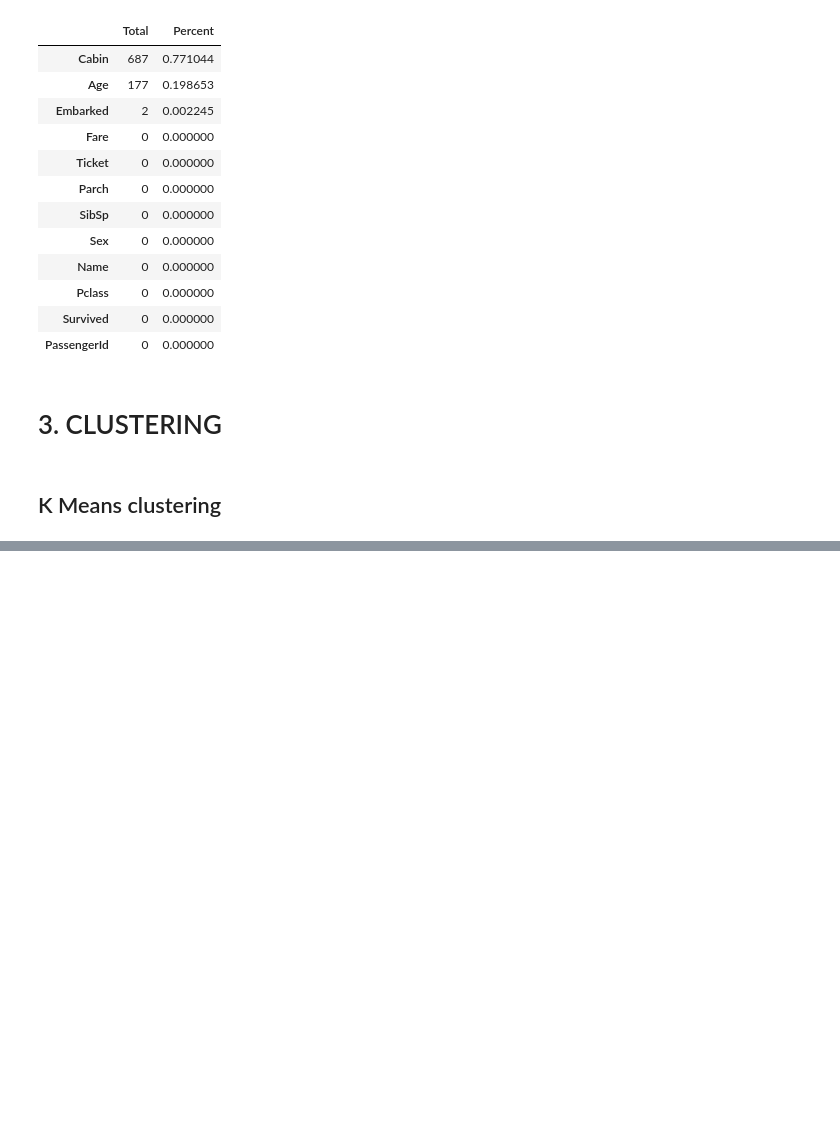
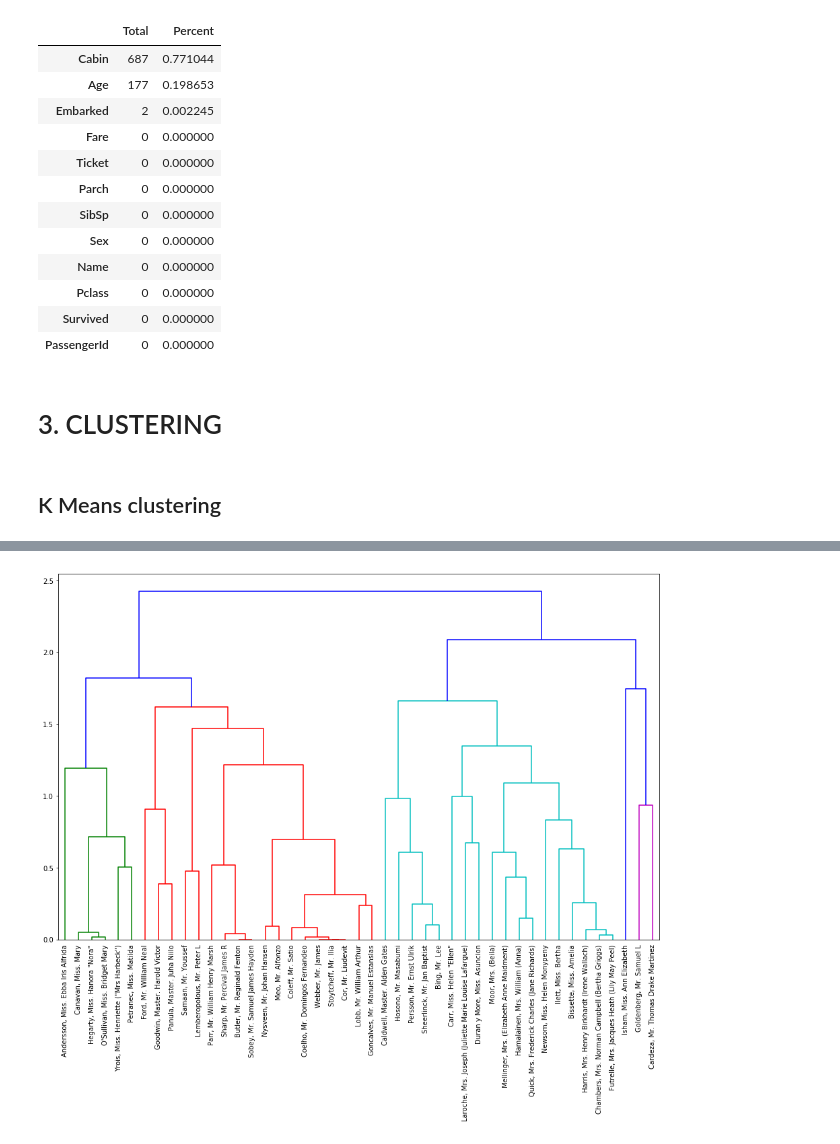
Before and after one commit to sebbsnow/exploratory-data-analysis-with-python, a Jupyter notebook: exploratory-data-analysis-with-python.ipynb, the cells around one changed output, grey strips where cells are left out. Saved outputs shown, nothing was run; the diff lists cells and outputs as text; code cells hidden in the pictures; blank space fills up the shorter version.

```diff
--- a/exploratory-data-analysis-with-python.ipynb
+++ b/exploratory-data-analysis-with-python.ipynb
@@ -967,0 +1112,46 @@ plt.show()
+# %%
+########################### train_test_split ##############################
+# Découper les données en 2 groupes et 4 DataFrames
+# avec un découpage de 80/20 : test_size=0.2
+# 1/ Un groupe 'sample' à partir du DataFrame 'samples' avec
+#    - un DataFrame d'entrainement sample_train (80% des valeurs) et
+#    - un DataFrame de test ? sample_val (20% des valeurs)
+# 2/ Un groupe 'gt' (test) à partir du DataFrame train_df['Survived'] (variable 'target') avec
+#    - un DataFrame d'entrainement gt_train (80% des valeurs) et
+#    - un DataFrame de test ? gt_val (20% des valeurs)
+###### En gros quand il y a que la colonne 'target' (gt) c'est le DataFrame de test
+sample_train,sample_val, gt_train, gt_val = train_test_split(train_df,
+                                                                    train_df['Survived'],
+                                                             test_size=0.05, random_state=99)
+# %%
+######################### simple_preprocessing ############################
+# 1/ Créer un label encoder object
+# 2/ Supprimer les colonnes PassengerId', 'Cabin', 'Name' et 'Ticket'
+# 3/ Remplacer les valeurs nulles de la colonne X['Age']
+#    par la valeur la plus fréquente (mode()) dans la colonne.
+# 4/ le.fit_transform : Encoder les valeurs catégrielles (texte) de la colonne 'Embarked'
+#    en valeurs numériques (C => 0 ; Q => 1 ; S => 2)
+# 5/ fillna : Remplacer les valeurs nulles de la colonne X['Embarked']
+#    par la valeur la plus fréquente (mode()) dans la colonne.
+# 6/ Remplace les lignes ou X['Sex'] == 'male' par 1 et le reste par 0
+sample_val_processed = simple_preprocessing(sample_val, train = False)
+
+# print (sample_val_processed.head())
+
+############################### scaler ####################################
+# Le scaler MinMaxScaler() suit la formule : xi–min(x) / max(x)–min(x)
+# scaler = preprocessing.MinMaxScaler()
+sample_val_processed = scaler.fit_transform(sample_val_processed)
+# %%
+################### scipy.cluster.hierarchy.linkage #######################
+
+mergings = linkage(sample_val_processed, method='complete')
+# %%
+fig = plt.figure(figsize = (16,10))
+dendrogram(mergings,
+           labels=np.array(sample_val['Name']),
+           leaf_rotation=90,
+           leaf_font_size=10)
+plt.show()
+# %% [output]
+[figure, added]
```
Also changed, not shown: parts of 16 cells of this notebook.
